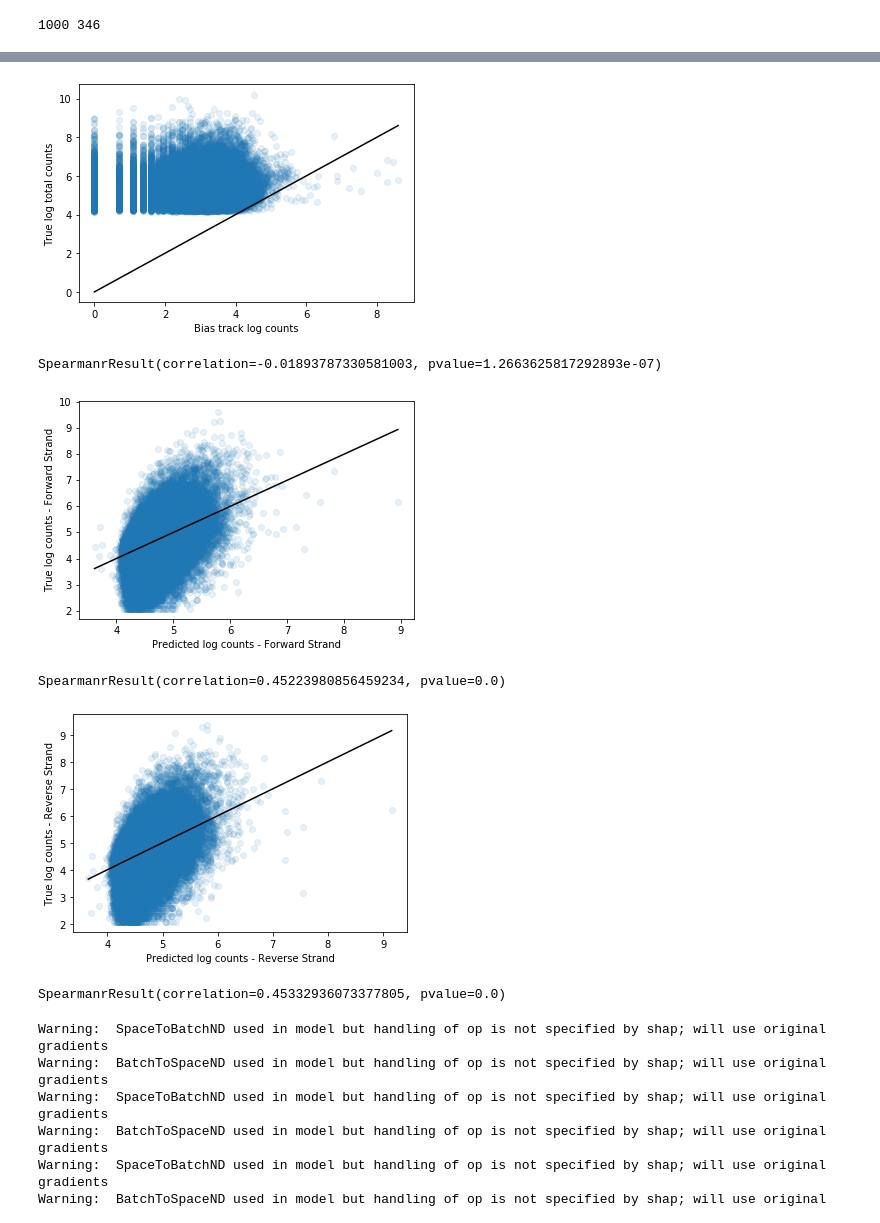
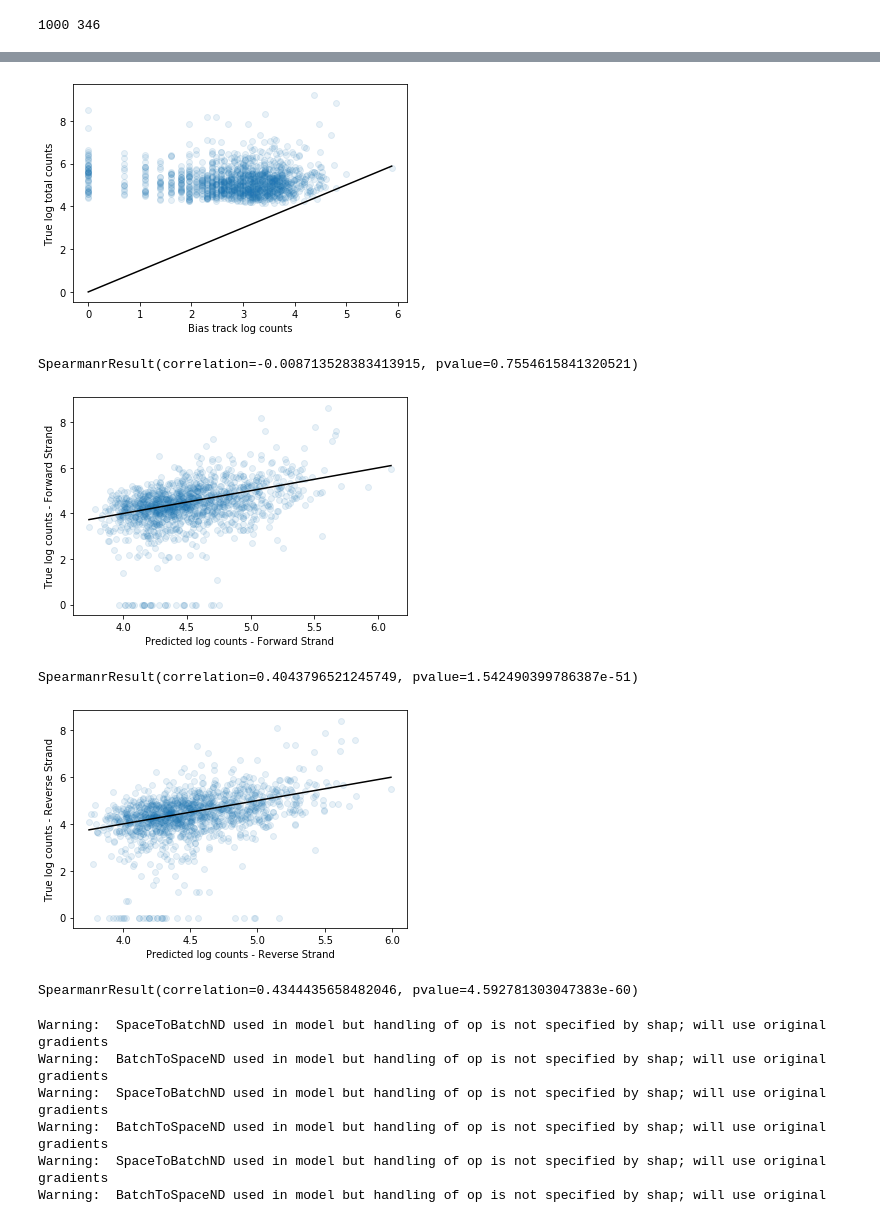
Before and after one commit to kundajelab/pho4, a Jupyter notebook: train_k5.ipynb, the cells around one changed output, grey strips where cells are left out. Saved outputs shown, nothing was run; the diff lists cells and outputs as text; code cells hidden in the pictures.

```diff
--- a/train_k5.ipynb
+++ b/train_k5.ipynb
@@ -170,7 +170,7 @@ modelwrapper = RcBPnetArch(
     conv1_kernel_size=21,
     dil_kernel_size=3,
     outconv_kernel_size=75,
-    lr=3e-4)
+    lr=0.001)
 out_pred_len = modelwrapper.get_output_profile_len()
 print(out_pred_len, seq_len-out_pred_len)
 # %% [output]
@@ -184,8 +184,8 @@ inputs_coordstovals = coordstovals.core.CoordsToValsJoiner(
         mode_name="sequence",
         center_size_to_use=seq_len),
       coordstovals.bigwig.PosAndNegSmoothWindowCollapsedLogCounts(
-        pos_strand_bigwig_path="/users/amr1/pho4/data/k5/k5_ctl_pos.bw",
-        neg_strand_bigwig_path="/users/amr1/pho4/data/k5/k5_ctl_neg.bw",
+        pos_strand_bigwig_path="/users/amr1/pho4/data/k5/ctl/k5_ctl_pos.bw",
+        neg_strand_bigwig_path="/users/amr1/pho4/data/k5/ctl/k5_ctl_neg.bw",
         counts_mode_name="control_logcount",
         profile_mode_name="control_profile",
         center_size_to_use=out_pred_len,
@@ -198,13 +198,13 @@ targets_coordstovals = coordstovals.bigwig.PosAndNegSeparateLogCounts(
     profile_mode_name="task0_profile",
     center_size_to_use=out_pred_len)
 
-def qc_func(inputs, targets):
-    return (np.where(np.logical_and(targets['task0_logcount'][:,0] >= 2,
-                                    targets['task0_logcount'][:,1] >= 2)))
+# def qc_func(inputs, targets):
+#     return (np.where(np.logical_and(targets['task0_logcount'][:,0] >= 2,
+#                                     targets['task0_logcount'][:,1] >= 2)))
 
 keras_train_batch_generator = coordbased.core.KerasBatchGenerator(
   coordsbatch_producer=coordbatchproducers.SimpleCoordsBatchProducer(
-      bed_file="/users/amr1/pho4/data/k5/train_2k_around_summits.bed.gz",
+      bed_file="/users/amr1/pho4/data/k5/train_1000_around_summits.bed.gz",
       coord_batch_transformer=
           coordbatchtransformers.UniformJitter(
               maxshift=200, chromsizes_file="/mnt/data/pipeline_genome_data/hg19/hg19.chrom.sizes"),
@@ -212,18 +212,16 @@ keras_train_batch_generator = coordbased.core.KerasBatchGenerator(
       shuffle_before_epoch=True,
       seed=1234),
   inputs_coordstovals=inputs_coordstovals,
-  targets_coordstovals=targets_coordstovals,
-  qc_func=qc_func)
+  targets_coordstovals=targets_coordstovals)#,qc_func=qc_func)
 
 keras_valid_batch_generator = coordbased.core.KerasBatchGenerator(
   coordsbatch_producer=coordbatchproducers.SimpleCoordsBatchProducer(
-            bed_file="/users/amr1/pho4/data/k5/valid_2k_around_summits.bed.gz",
+            bed_file="/users/amr1/pho4/data/k5/valid_1000_around_summits.bed.gz",
             batch_size=128,
             shuffle_before_epoch=False,
             seed=1234),
   inputs_coordstovals=inputs_coordstovals,
-  targets_coordstovals=targets_coordstovals,
-  qc_func=qc_func)
+  targets_coordstovals=targets_coordstovals)#,qc_func=qc_func)
 
 thebatch = keras_train_batch_generator[0]
 for tupleidx,tupleentry in enumerate(thebatch):
@@ -284,13 +310,12 @@ with CustomObjectScope({'MultichannelMultinomialNLL': MultichannelMultinomialNLL
 
 keras_test_batch_generator = coordbased.core.KerasBatchGenerator(
   coordsbatch_producer=coordbatchproducers.SimpleCoordsBatchProducer(
-            bed_file="/users/amr1/pho4/data/k5/test_2k_around_summits.bed.gz",
+            bed_file="/users/amr1/pho4/data/k5/test_1000_around_summits.bed.gz",
             batch_size=128,
             shuffle_before_epoch=False,
             seed=1234),
   inputs_coordstovals=inputs_coordstovals,
-  targets_coordstovals=targets_coordstovals,
-  qc_func=qc_func)
+  targets_coordstovals=targets_coordstovals)#,qc_func=qc_func)
 
 test_preds_logcount = []
 test_biastrack_logcount = []
@@ -299,7 +324,7 @@ test_seqs = []
 test_preds_profile = []
 test_labels_logcount = []
 test_labels_profile = []
-for batch_idx in range(len(keras_test_batch_generator)):
+for batch_idx in range(10):#len(keras_test_batch_generator)):
     batch_inputs, batch_labels = keras_test_batch_generator[batch_idx]
     test_seqs.append(batch_inputs['sequence'])
     test_biastrack_logcount.append(batch_inputs['control_logcount'])
@@ -369,7 +394,7 @@ o_train_labels_profile = []
 
 orig_seqs = []
 
-for batch_idx in range(len(keras_train_batch_generator)):
+for batch_idx in range(10):#len(keras_train_batch_generator)):
     batch_inputs, batch_labels = keras_train_batch_generator[batch_idx]
     o_train_seqs.append(batch_inputs['sequence'])
     o_train_biastrack_logcount.append(batch_inputs['control_logcount'])
@@ -397,39 +422,39 @@ o_train_labels_logtotalcount = np.log(np.sum(np.exp(o_train_labels_logcount) - 1
 
 plt.scatter(o_train_biastrack_logcount, o_train_labels_logtotalcount, alpha=0.1)
 plt.xlabel("Bias track log counts")
 plt.ylabel("True log total counts")
 plt.plot([np.min(o_train_biastrack_logcount), np.max(o_train_biastrack_logcount)],
          [np.min(o_train_biastrack_logcount), np.max(o_train_biastrack_logcount)],
          color="black")
 plt.show()
 print(spearmanr(o_train_biastrack_logcount, o_train_labels_logtotalcount))
 
 
 #do a scatterplot of total count predictions
 plt.scatter(o_train_preds_logcount[:,0], o_train_labels_logcount[:,0], alpha=0.1)
 plt.xlabel("Predicted log counts - Forward Strand")
 plt.ylabel("True log counts - Forward Strand")
 plt.plot([np.min(o_train_preds_logcount[:,0]), np.max(o_train_preds_logcount[:,0])],
          [np.min(o_train_preds_logcount[:,0]), np.max(o_train_preds_logcount[:,0])],
          color="black")
 plt.show()
 print(spearmanr(o_train_preds_logcount[:,0], o_train_labels_logcount[:,0]))
 
 plt.scatter(o_train_preds_logcount[:,1], o_train_labels_logcount[:,1], alpha=0.1)
 plt.xlabel("Predicted log counts - Reverse Strand")
 plt.ylabel("True log counts - Reverse Strand")
 plt.plot([np.min(o_train_preds_logcount[:,1]), np.max(o_train_preds_logcount[:,1])],
          [np.min(o_train_preds_logcount[:,1]), np.max(o_train_preds_logcount[:,1])],
          color="black")
 plt.show()
 print(spearmanr(o_train_preds_logcount[:,1], o_train_labels_logcount[:,1]))
 # %% [output]
-[figure, old version]
+[figure, new version]
-SpearmanrResult(correlation=-0.01893787330581003, pvalue=1.2663625817292893e-07)
+SpearmanrResult(correlation=-0.008713528383413915, pvalue=0.7554615841320521)
-[figure, old version]
+[figure, new version]
-SpearmanrResult(correlation=0.45223980856459234, pvalue=0.0)
+SpearmanrResult(correlation=0.4043796521245749, pvalue=1.542490399786387e-51)
-[figure, old version]
+[figure, new version]
-SpearmanrResult(correlation=0.45332936073377805, pvalue=0.0)
+SpearmanrResult(correlation=0.4344435658482046, pvalue=4.592781303047383e-60)
 # %%
 import shap
 from deeplift.dinuc_shuffle import dinuc_shuffle
```
Also changed, not shown: parts of 5 cells of this notebook, 2 other files.
